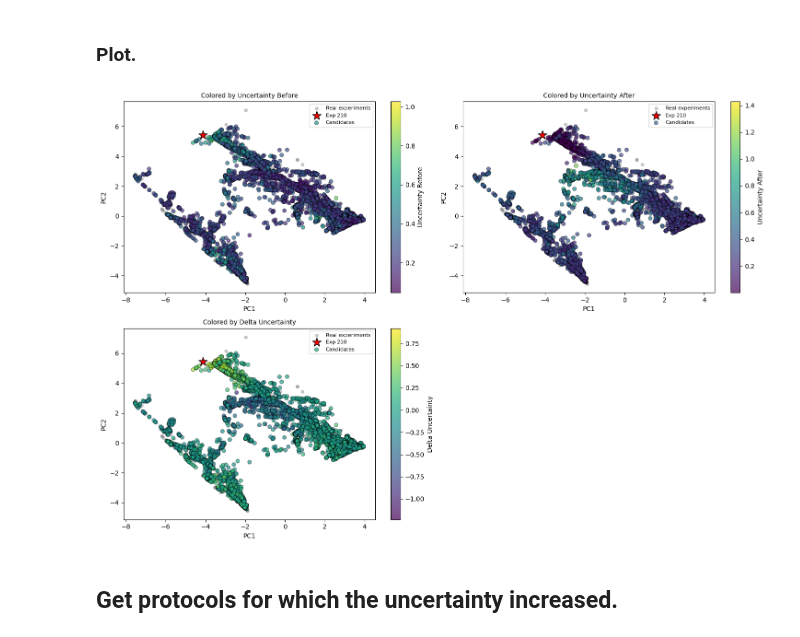
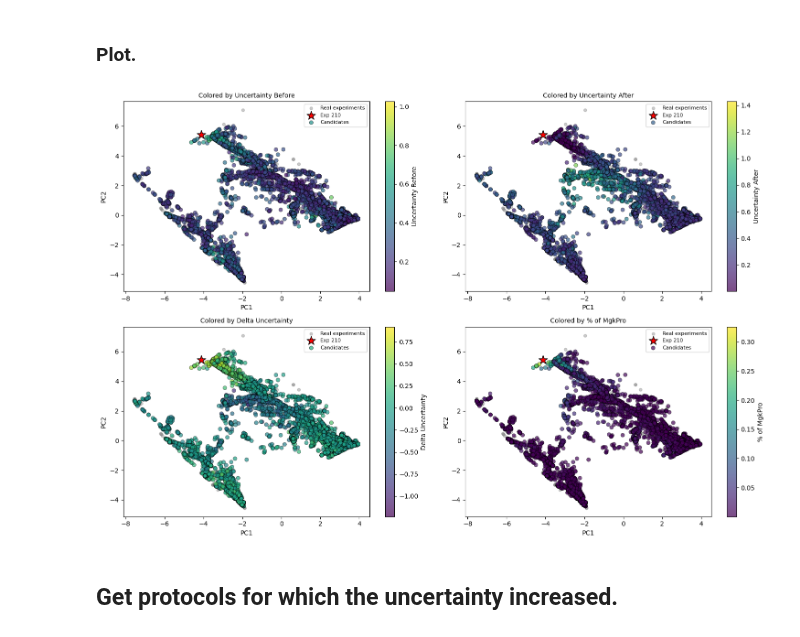
Before and after one commit to theislab/LabCompass-reproducibility, a Jupyter notebook: inverse/loss_guidance/notebooks/analyse_model_improvement/loop1_to_loop2.ipynb, the cells around one changed output. Cells and saved outputs as stored; diff of their text form; code cells hidden in the pictures.

```diff
--- a/inverse/loss_guidance/notebooks/analyse_model_improvement/loop1_to_loop2.ipynb
+++ b/inverse/loss_guidance/notebooks/analyse_model_improvement/loop1_to_loop2.ipynb
@@ -268,8 +268,8 @@ target_ct_prop_col = f"{target_ct}_prop"
 # ---- Define filtering mask ----
 filtering_col = "passes_constraints:all"
 target_ct_col = "cfg:sampling:target_cell_type"
-# min_ct_prop = 0.05
-min_ct_prop = 0.00
+min_ct_prop = 0.05
+# min_ct_prop = 0.00
 passes_constraints_mask = candidates_df[filtering_col]
 is_target_ct_mask = candidates_df[target_ct_col] == target_ct
 is_enriched_mask = candidates_df[target_ct_prop_col] > min_ct_prop
@@ -355,6 +355,8 @@ filtered_candidates_df["Delta Performance"] = plot_df["Delta Performance"]
 filtered_candidates_df["Performance Before"] = plot_df["Performance Before"]
 filtered_candidates_df["Performance After"] = plot_df["Performance After"]
 
+filtered_candidates_df["% of MgkPro"] = plot_df["% of MgkPro"]
+
 plot_df
 # %% [output]
 A value is trying to be set on a copy of a slice from a DataFrame.
@@ -855,7 +861,7 @@ else:
 # we can plot the gray points and star on each axes.
 
 # color_cols = ["loop0:target_ct_loss_std", "loop1:target_ct_loss_std"]
-color_cols = ["Uncertainty Before", "Uncertainty After", "Delta Uncertainty"]
+color_cols = ["Uncertainty Before", "Uncertainty After", "Delta Uncertainty", "% of MgkPro"]
 fig, axes = plt.subplots(2, (len(color_cols)+1)//2, figsize=(15, 10))
 axes = axes.flatten()
 
@@ -863,34 +869,34 @@ axes = axes.flatten()
 for ax in axes:
     # 1. All real conditions in gray
     ax.scatter(real_pca[:, 0], real_pca[:, 1],
                c='gray', s=20, alpha=0.4, label='Real experiments')
     # 2. Highlight experiment 210 with a red star
     if exp210_pc1 is not None:
         ax.scatter(exp210_pc1, exp210_pc2,
                    marker='*', s=200, c='red', edgecolors='black',
                    linewidth=1, zorder=5, label='Exp 210')
 
 for i, col in enumerate(color_cols):
     ax = axes[i]
     # Plot candidates (colored by current column)
     sc = ax.scatter(filtered_candidates_df['PC1'], filtered_candidates_df['PC2'],
                     c=filtered_candidates_df[col], cmap='viridis', alpha=0.7,
                     edgecolors='k', linewidth=0.5, label='Candidates')
     ax.set_title(f'Colored by {col}', fontsize=10)
     ax.set_xlabel('PC1')
     ax.set_ylabel('PC2')
     # Add a colorbar
     plt.colorbar(sc, ax=ax, label=col)
     # Add legend (only once if you want, but per-subplot is fine)
     ax.legend(loc='best', fontsize=8)
 
 # Hide any unused subplots, show
 for j in range(i+1, len(axes)):
     axes[j].set_visible(False)
 plt.tight_layout()
 plt.show()
 # %% [output]
-[figure, old version]
+[figure, new version]
 # %% [markdown]
 ## Get protocols for which the uncertainty increased.
 # %%
```
Also changed, not shown: parts of 6 cells of this notebook, 2 other files.
